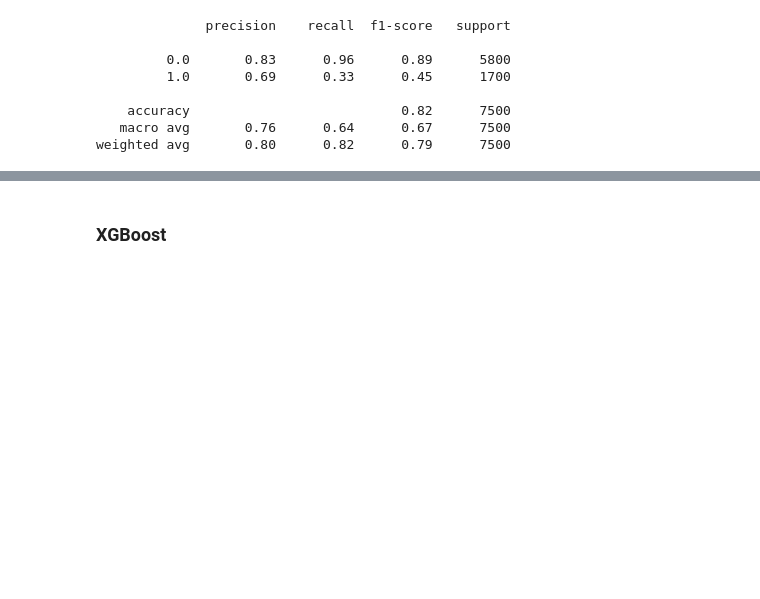
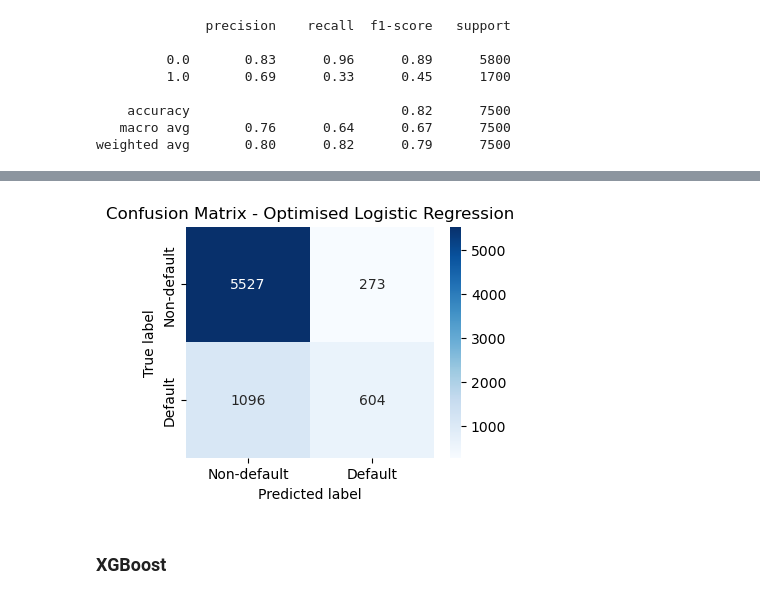
Before and after one commit to elvern18/Credit-Card-Default, a Jupyter notebook: BT2103 Project.ipynb, the cells around one changed output, grey strips where cells are left out. Saved outputs shown, nothing was run; the diff lists cells and outputs as text; code cells hidden in the pictures; blank space fills up the shorter version.

```diff
--- a/BT2103 Project.ipynb
+++ b/BT2103 Project.ipynb
@@ -683,0 +699,3 @@ plt.title("Confusion Matrix - Logistic Regression");
+# %%
+optimised_lr = LogisticRegression(C = 100, penalty = "l2", solver = "newton-cg")
+optimised_lr.fit(X_train, y_train)
@@ -683,0 +704,5 @@ plt.title("Confusion Matrix - Logistic Regression");
+# %%
+y_pred_op_lr = optimised_lr.predict(X_test)
+print('Accuracy:', accuracy_score(y_pred_op_lr, y_test))
+
+# slight increase from naive model
@@ -684,3 +722,14 @@ plt.title("Confusion Matrix - Logistic Regression");
+# %%
+plt.figure(figsize=(4,3))
+ConfMatrix = confusion_matrix(y_test, y_pred_op_lr)
+sns.heatmap(ConfMatrix,annot=True, cmap="Blues", fmt="d",
+            xticklabels = ['Non-default', 'Default'],
+            yticklabels = ['Non-default', 'Default'])
+plt.ylabel('True label')
+plt.xlabel('Predicted label')
+plt.title("Confusion Matrix - Optimised Logistic Regression")
+# %% [output]
+[figure, added]
 # %% [markdown]
 ### XGBoost
 # %%
```
Also changed, not shown: parts of 14 cells of this notebook.
